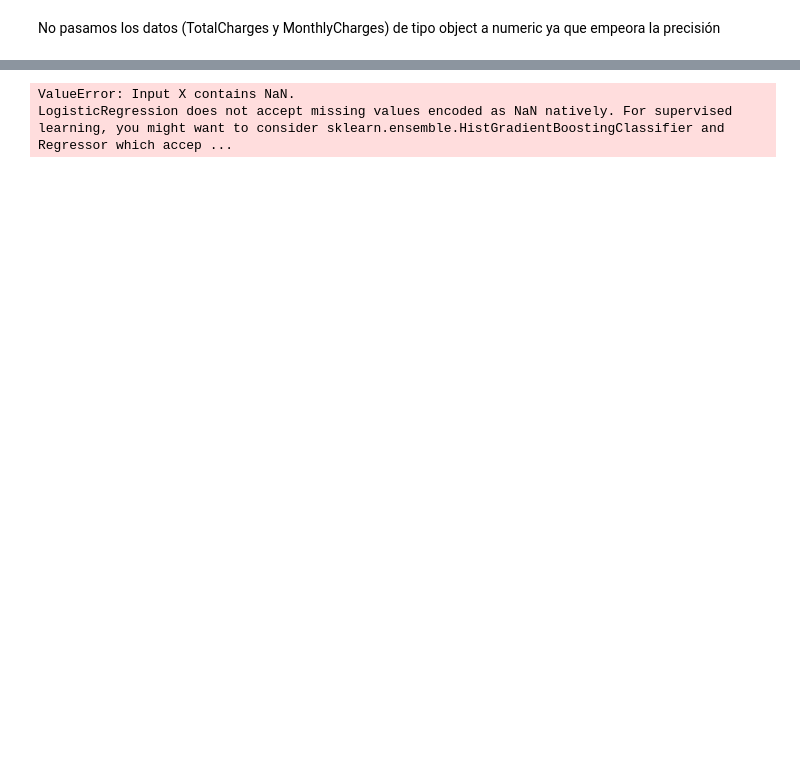
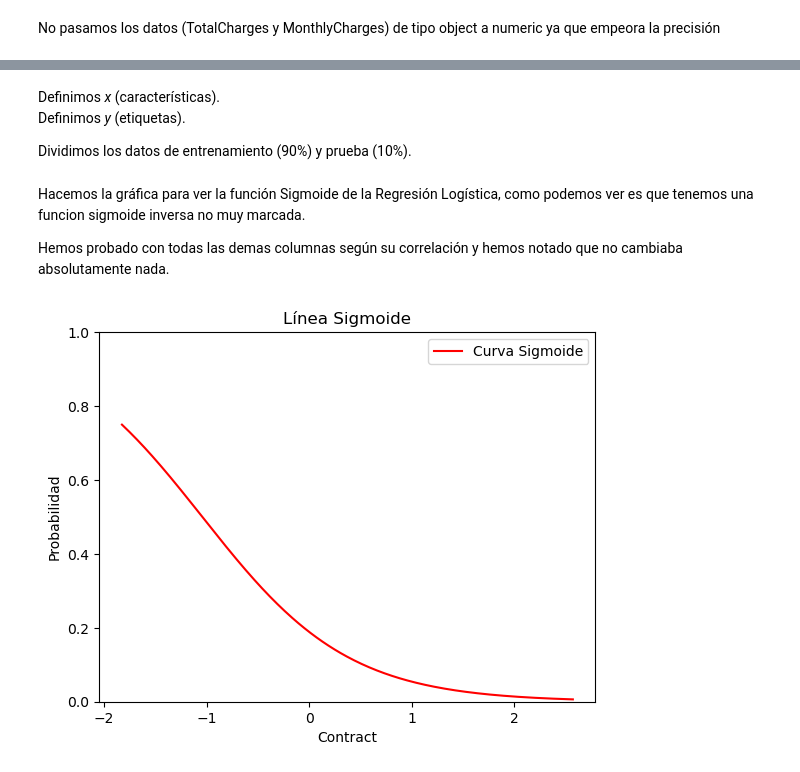
Before and after one commit to SantiFdezz/bike-sharing-ml, a Jupyter notebook: KNN.ipynb, the cells around one changed output, grey strips where cells are left out. Cells and saved outputs as stored; diff of their text form; code cells hidden in the pictures; blank space fills up the shorter version.

```diff
--- a/KNN.ipynb
+++ b/KNN.ipynb
@@ -129,3 +190,8 @@ plt.show()
+# %% [markdown]
+Definimos *x* (características).
+Definimos *y* (etiquetas).
+
+Dividimos los datos de entrenamiento (90%) y prueba (10%).
 # %%
 # Vamos a entrar un modelo de ia basade en el algoritmo de knn
 # Vamos a usar los campos de seniorcitizen, tenure, onlinebackup, techsupport, contract, paperlessbilling, monthlycharges, totalcharges
@@ -134,38 +200,42 @@ X = dfTelco[['SeniorCitizen', 'Partner', 'tenure', 'OnlineBackup', 'TechSupport'
 y = dfTelco['Churn']
 
 X_train, X_test, y_train, y_test = train_test_split(X, y, test_size=0.1, random_state=42, stratify=y)
+# %% [markdown]
+Hacemos la gráfica para ver la función Sigmoide de la Regresión Logística, como podemos ver es que tenemos una funcion sigmoide inversa no muy marcada.
+
+Hemos probado con todas las demas columnas según su correlación y hemos notado que no cambiaba absolutamente nada.
 # %%
-def plot_sigmoid_line(df, feature_cols, target_col):
+def plot_sigmoid_line(df, feature_col, target_col):
     # Extraer características y variable objetivo
-    X = df[feature_cols].values.reshape(-1, 1)
+    X = df[feature_col].values.reshape(-1, 1)
     y = df[target_col].values
 
     # Normalizar las características
     scaler = StandardScaler()
     X_scaled = scaler.fit_transform(X)
 
     # Crear una instancia del clasificador de regresión logística y ajustar los datos
     clf = LogisticRegression()
     clf.fit(X_scaled, y)
 
     # Crear una malla para el gráfico
     x_min, x_max = X_scaled.min() - 1, X_scaled.max() + 1
     xx = np.linspace(x_min, x_max, 300).reshape(-1, 1)
 
     # Predecir las probabilidades en la malla
     Z = clf.predict_proba(xx)[:, 1]
 
     # Graficar la línea sigmoide
     plt.figure()
     plt.plot(xx, Z, color='red', label='Curva Sigmoide')
     plt.xlabel(feature_col)
     plt.ylabel('Probabilidad')
-    plt.title("Línea Sigmoide de Regresión Logística")
+    plt.title("Línea Sigmoide")
     plt.legend()
+    plt.ylim(0, 1)  # Asegurar que el eje y vaya de 0 a 1
     plt.show()
 
 # Uso de la función con tu dataset
-plot_sigmoid_line(dfTelco, 'TotalCharges', 'Churn')
+plot_sigmoid_line(dfTelco, 'Contract','Churn')
 # %% [output]
-ValueError: Input X contains NaN.
-LogisticRegression does not accept missing values encoded as NaN natively. For supervised learning, you might want to consider sklearn.ensemble.HistGradientBoostingClassifier and Regressor which accep ...
+[figure, added]
```
Also changed, not shown: parts of 41 cells of this notebook.
